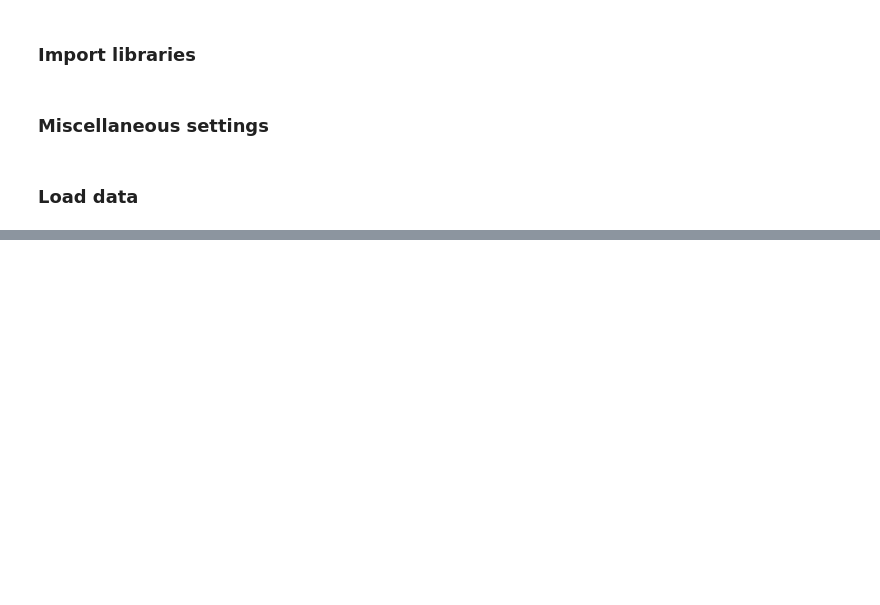
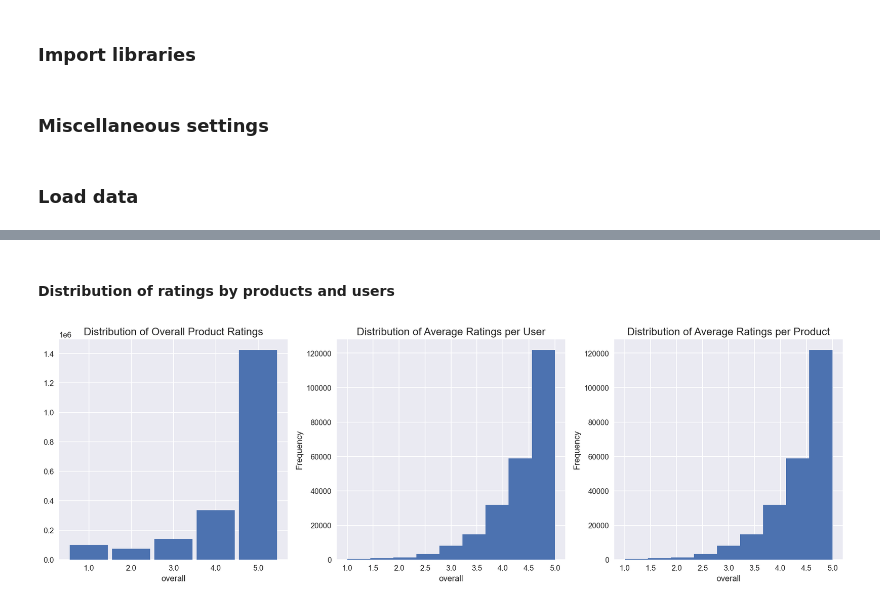
Before and after one commit to oort77/OTUS_PRO_HW7, a Jupyter notebook: main.ipynb, the cells around one changed output, grey strips where cells are left out. Saved outputs shown, nothing was run; the diff lists cells and outputs as text; code cells hidden in the pictures; blank space fills up the shorter version.

```diff
--- a/main.ipynb
+++ b/main.ipynb
@@ -106,0 +171,29 @@ df['asin'].nunique()
+# %% [markdown]
+#### Distribution of ratings by products and users
+# %%
+plt.figure(figsize=(15,5))
+
+# Plot distribution of overall product overalls
+ax1 = plt.subplot(1,3,1)
+df.overall.value_counts().sort_index().plot.bar(width=0.9, ax=ax1)
+ax1.set_title('Distribution of Overall Product Ratings', fontsize=14)
+ax1.set_xlabel('overall')
+plt.xticks(rotation=0)
+
+# Plot user distribution by average overall
+ax2 = plt.subplot(1,3,2)
+df.groupby('reviewerID').overall.mean().plot(kind='hist', bins=9, ax=ax2)
+ax2.set_title('Distribution of Average Ratings per User', fontsize=14)
+ax2.set_xlabel('overall')
+
+# Plot distribution of overall overalls among products
+ax3 = plt.subplot(1,3,3)
+df.groupby('reviewerID').overall.mean().plot(kind='hist', bins=9, ax=ax3)
+ax3.set_title('Distribution of Average Ratings per Product', fontsize=14)
+ax3.set_xlabel('overall')
+
+sns.despine(top=True, right=True)
+plt.tight_layout()
+plt.show()
+# %% [output]
+[figure, added]
```
Also changed, not shown: parts of 94 cells of this notebook, 2 other files.
